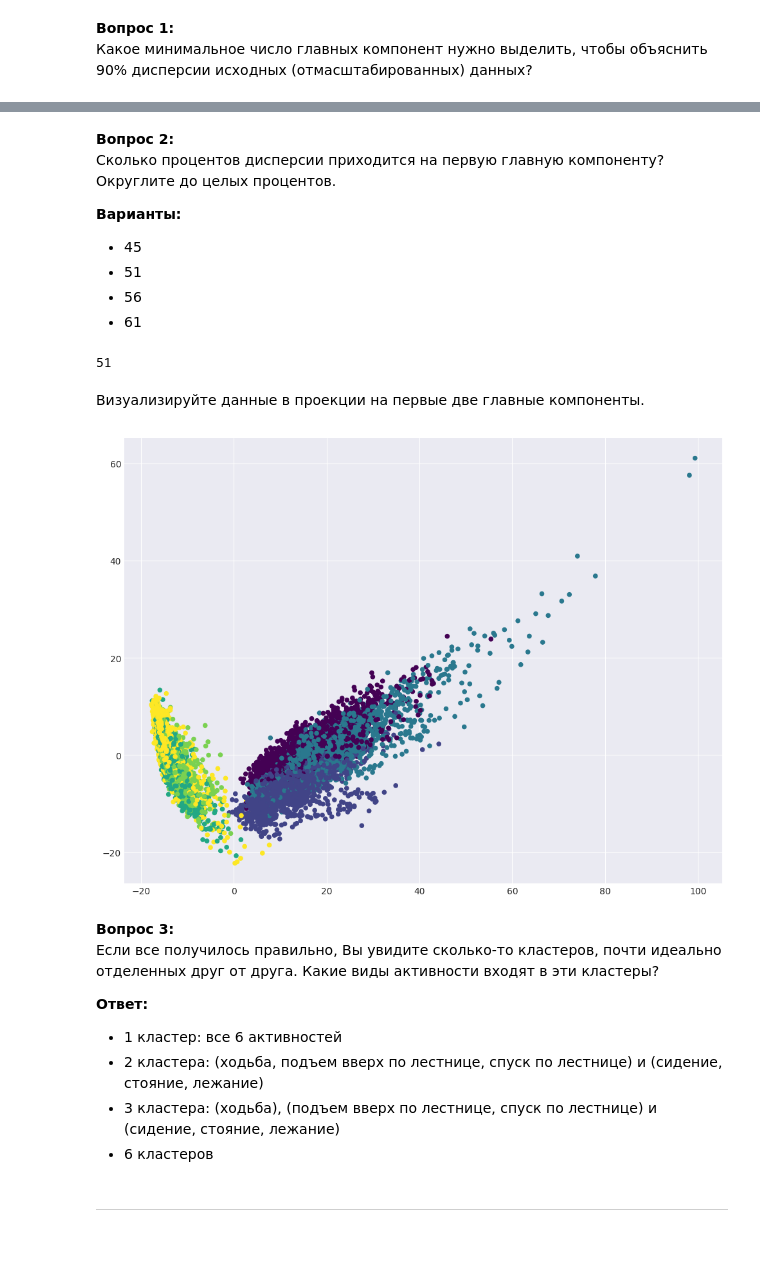
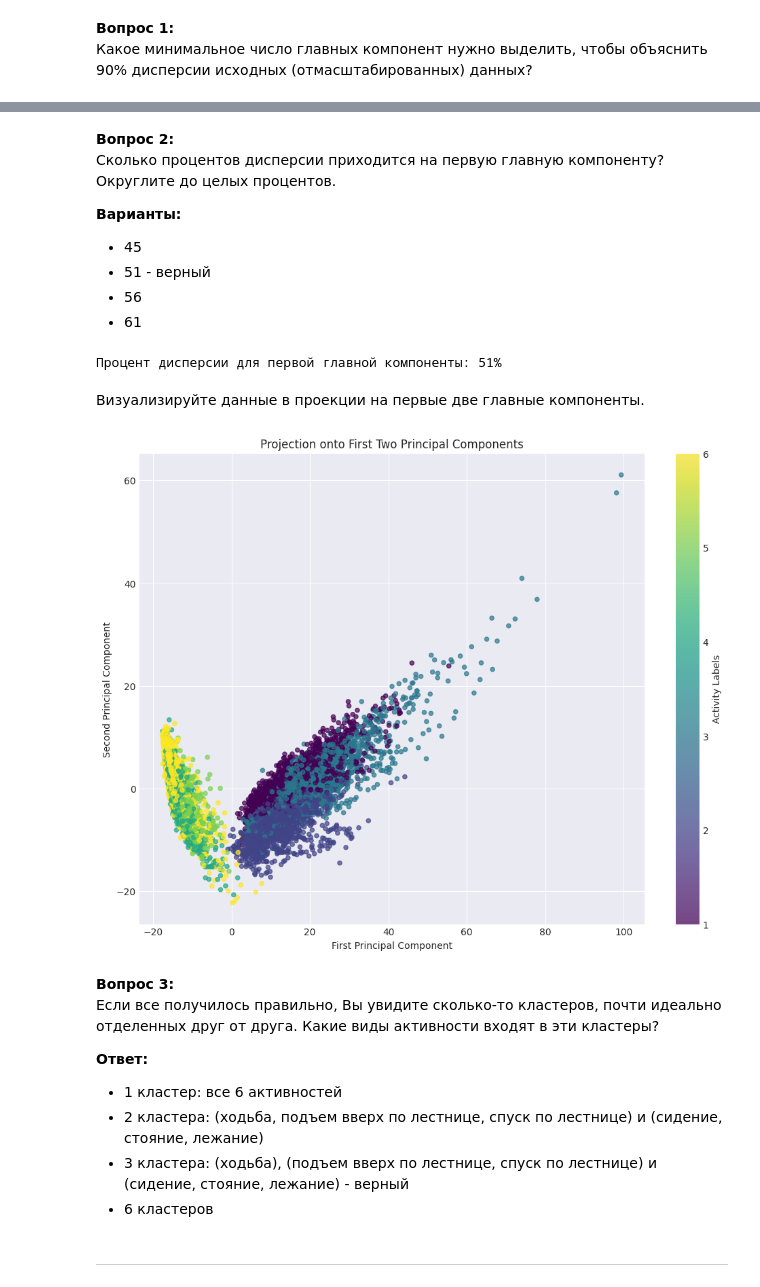
Before and after one commit to Atlantxyz/ml, a Jupyter notebook: Тема 7/assignment07_unsupervised_learning (1).ipynb, the cells around one changed output, grey strips where cells are left out. Saved outputs shown, nothing was run; the diff lists cells and outputs as text; code cells hidden in the pictures; blank space fills up the shorter version.

```diff
--- a/Тема 7/assignment07_unsupervised_learning (1).ipynb
+++ b/Тема 7/assignment07_unsupervised_learning (1).ipynb
@@ -17,9 +19,9 @@ from tqdm import tqdm_notebook
 from matplotlib import pyplot as plt
 plt.style.use("dark_background")
 
+# print(plt.style.available)
 
-
-plt.style.use(['seaborn-darkgrid'])
+plt.style.use('seaborn-v0_8-darkgrid')
 plt.rcParams['figure.figsize'] = (12, 9)
 plt.rcParams['font.family'] = 'DejaVu Sans'
 
@@ -96,20 +105,27 @@ X_pca.shape
 
 **Варианты:**
 - 45
-- 51
+- 51 - верный
 - 56
 - 61
-# %%
-round(float(pca.explained_variance_ratio_[0] * 100))
-# %% [output]
-51
+# %%
+# Процент дисперсии для первой главной компоненты
+variance_first_component = pca.explained_variance_ratio_[0] * 100
+print(f"Процент дисперсии для первой главной компоненты: {variance_first_component:.0f}%")
+# %% [output]
+Процент дисперсии для первой главной компоненты: 51%
 # %% [markdown]
 Визуализируйте данные в проекции на первые две главные компоненты.
-# %%
-# Ваш код здесь
-plt.scatter(X_pca[:, 0], X_pca[:, 1], c=y, s=20, cmap="viridis");
-# %% [output]
-[figure, removed]
+# %%
+# Визуализация в проекции на первые две главные компоненты
+plt.scatter(X_pca[:, 0], X_pca[:, 1], c=y, s=20, cmap='viridis', alpha=0.7)
+plt.colorbar(label='Activity Labels')
+plt.xlabel('First Principal Component')
+plt.ylabel('Second Principal Component')
+plt.title('Projection onto First Two Principal Components')
+plt.show()
+# %% [output]
+[figure, added]
 # %% [markdown]
 **Вопрос 3:**<br>
 Если все получилось правильно, Вы увидите сколько-то кластеров, почти идеально отделенных друг от друга. Какие виды активности входят в эти кластеры?<br>
@@ -117,7 +133,7 @@ plt.scatter(X_pca[:, 0], X_pca[:, 1], c=y, s=20, cmap="viridis");
 **Ответ:**
 - 1 кластер: все 6 активностей
 - 2 кластера: (ходьба, подъем вверх по лестнице, спуск по лестнице) и (сидение, стояние, лежание)
-- 3 кластера: (ходьба), (подъем вверх по лестнице, спуск по лестнице) и (сидение, стояние, лежание)
+- 3 кластера: (ходьба), (подъем вверх по лестнице, спуск по лестнице) и (сидение, стояние, лежание) - верный
 - 6 кластеров
 # %% [markdown]
 ------------------------------
```
Also changed, not shown: parts of 36 cells of this notebook.
